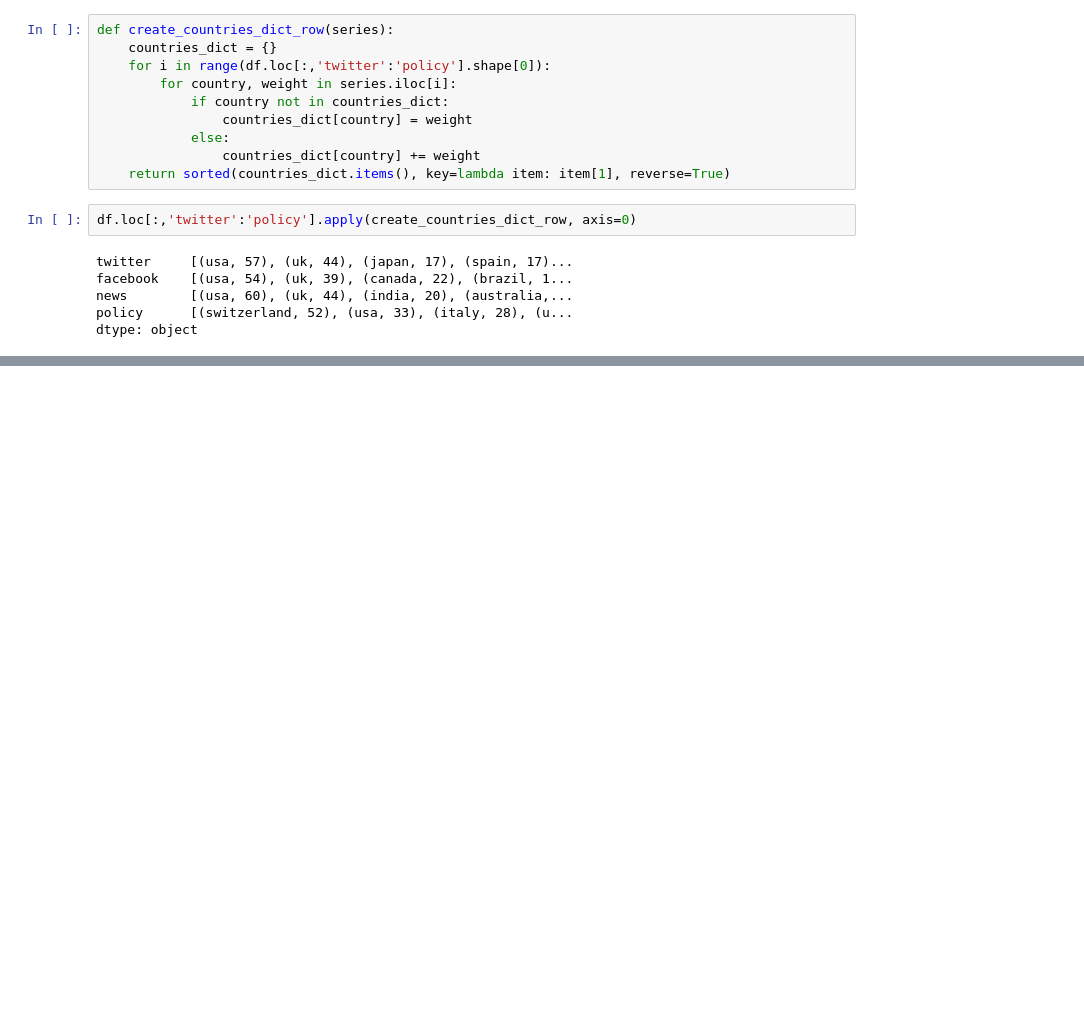
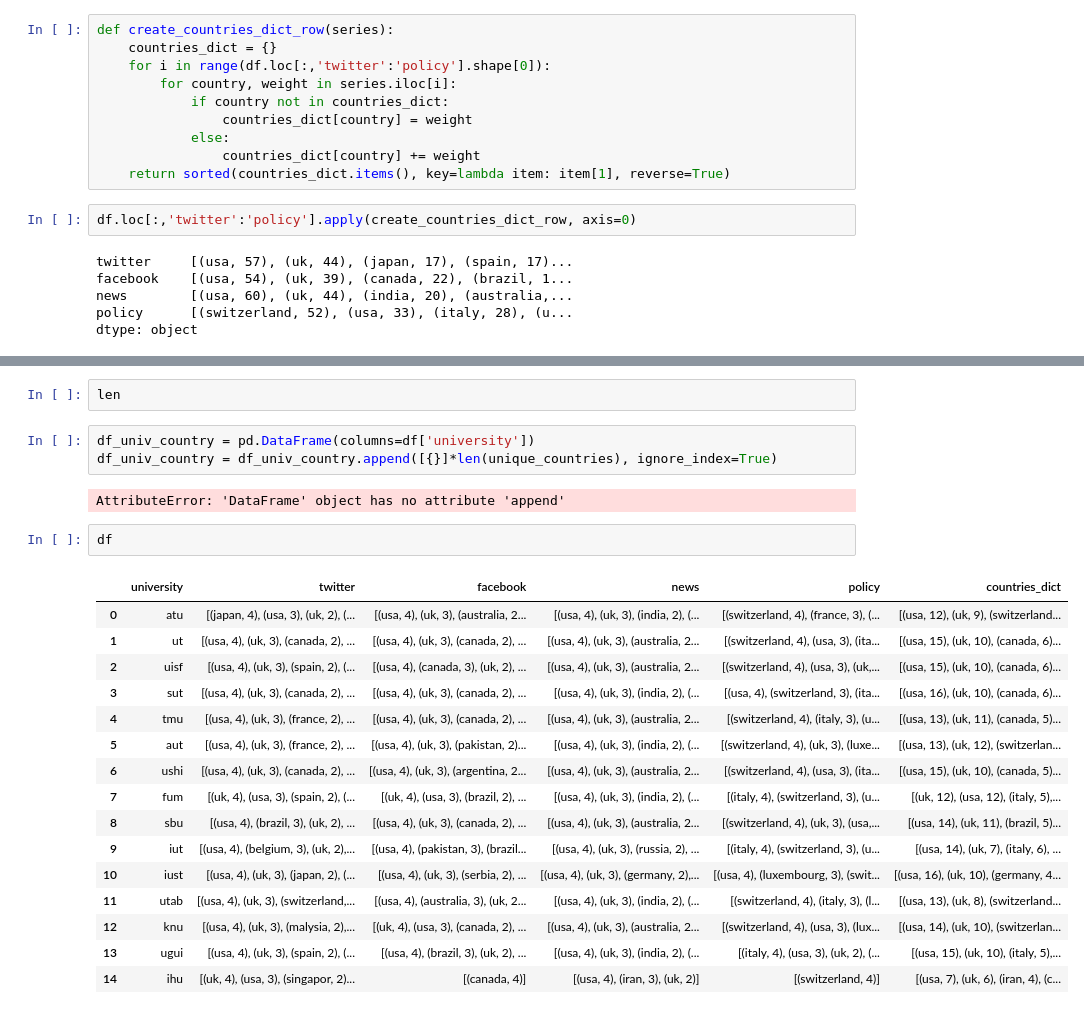
Before and after one commit to SimplyRamin/AlMetric-Research-Paper, a Jupyter notebook: countries analytics and plotting.ipynb, the cells around one changed output, grey strips where cells are left out. Drawn from its saved outputs; the diff is of its cells as text; blank space fills up the shorter version.

```diff
--- a/countries analytics and plotting.ipynb
+++ b/countries analytics and plotting.ipynb
@@ -131,0 +160,26 @@ dtype: object
+# %%
+len
+# %%
+df_univ_country = pd.DataFrame(columns=df['university'])
+df_univ_country = df_univ_country.append([{}]*len(unique_countries), ignore_index=True)
+# %% [output]
+AttributeError: 'DataFrame' object has no attribute 'append'
+# %%
+df
+# %% [output]
+|  | university | twitter | facebook | news | policy | countries_dict |
+| 0 | atu | [(japan, 4), (usa, 3), (uk, 2), (... | [(usa, 4), (uk, 3), (australia, 2... | [(usa, 4), (uk, 3), (india, 2), (... | [(switzerland, 4), (france, 3), (... | [(usa, 12), (uk, 9), (switzerland... |
+| 1 | ut | [(usa, 4), (uk, 3), (canada, 2), ... | [(usa, 4), (uk, 3), (canada, 2), ... | [(usa, 4), (uk, 3), (australia, 2... | [(switzerland, 4), (usa, 3), (ita... | [(usa, 15), (uk, 10), (canada, 6)... |
+| 2 | uisf | [(usa, 4), (uk, 3), (spain, 2), (... | [(usa, 4), (canada, 3), (uk, 2), ... | [(usa, 4), (uk, 3), (australia, 2... | [(switzerland, 4), (usa, 3), (uk,... | [(usa, 15), (uk, 10), (canada, 6)... |
+| 3 | sut | [(usa, 4), (uk, 3), (canada, 2), ... | [(usa, 4), (uk, 3), (canada, 2), ... | [(usa, 4), (uk, 3), (india, 2), (... | [(usa, 4), (switzerland, 3), (ita... | [(usa, 16), (uk, 10), (canada, 6)... |
+| 4 | tmu | [(usa, 4), (uk, 3), (france, 2), ... | [(usa, 4), (uk, 3), (canada, 2), ... | [(usa, 4), (uk, 3), (australia, 2... | [(switzerland, 4), (italy, 3), (u... | [(usa, 13), (uk, 11), (canada, 5)... |
+| 5 | aut | [(usa, 4), (uk, 3), (france, 2), ... | [(usa, 4), (uk, 3), (pakistan, 2)... | [(usa, 4), (uk, 3), (india, 2), (... | [(switzerland, 4), (uk, 3), (luxe... | [(usa, 13), (uk, 12), (switzerlan... |
+| 6 | ushi | [(usa, 4), (uk, 3), (canada, 2), ... | [(usa, 4), (uk, 3), (argentina, 2... | [(usa, 4), (uk, 3), (australia, 2... | [(switzerland, 4), (usa, 3), (ita... | [(usa, 15), (uk, 10), (canada, 5)... |
+| 7 | fum | [(uk, 4), (usa, 3), (spain, 2), (... | [(uk, 4), (usa, 3), (brazil, 2), ... | [(usa, 4), (uk, 3), (india, 2), (... | [(italy, 4), (switzerland, 3), (u... | [(uk, 12), (usa, 12), (italy, 5),... |
+| 8 | sbu | [(usa, 4), (brazil, 3), (uk, 2), ... | [(usa, 4), (uk, 3), (canada, 2), ... | [(usa, 4), (uk, 3), (australia, 2... | [(switzerland, 4), (uk, 3), (usa,... | [(usa, 14), (uk, 11), (brazil, 5)... |
+| 9 | iut | [(usa, 4), (belgium, 3), (uk, 2),... | [(usa, 4), (pakistan, 3), (brazil... | [(usa, 4), (uk, 3), (russia, 2), ... | [(italy, 4), (switzerland, 3), (u... | [(usa, 14), (uk, 7), (italy, 6), ... |
+| 10 | iust | [(usa, 4), (uk, 3), (japan, 2), (... | [(usa, 4), (uk, 3), (serbia, 2), ... | [(usa, 4), (uk, 3), (germany, 2),... | [(usa, 4), (luxembourg, 3), (swit... | [(usa, 16), (uk, 10), (germany, 4... |
+| 11 | utab | [(usa, 4), (uk, 3), (switzerland,... | [(usa, 4), (australia, 3), (uk, 2... | [(usa, 4), (uk, 3), (india, 2), (... | [(switzerland, 4), (italy, 3), (l... | [(usa, 13), (uk, 8), (switzerland... |
+| 12 | knu | [(usa, 4), (uk, 3), (malysia, 2),... | [(uk, 4), (usa, 3), (canada, 2), ... | [(usa, 4), (uk, 3), (australia, 2... | [(switzerland, 4), (usa, 3), (lux... | [(usa, 14), (uk, 10), (switzerlan... |
+| 13 | ugui | [(usa, 4), (uk, 3), (spain, 2), (... | [(usa, 4), (brazil, 3), (uk, 2), ... | [(usa, 4), (uk, 3), (india, 2), (... | [(italy, 4), (usa, 3), (uk, 2), (... | [(usa, 15), (uk, 10), (italy, 5),... |
+| 14 | ihu | [(uk, 4), (usa, 3), (singapor, 2)... | [(canada, 4)] | [(usa, 4), (iran, 3), (uk, 2)] | [(switzerland, 4)] | [(usa, 7), (uk, 6), (iran, 4), (c... |
```
Also changed, not shown: parts of 8 cells of this notebook, 1 other file.
